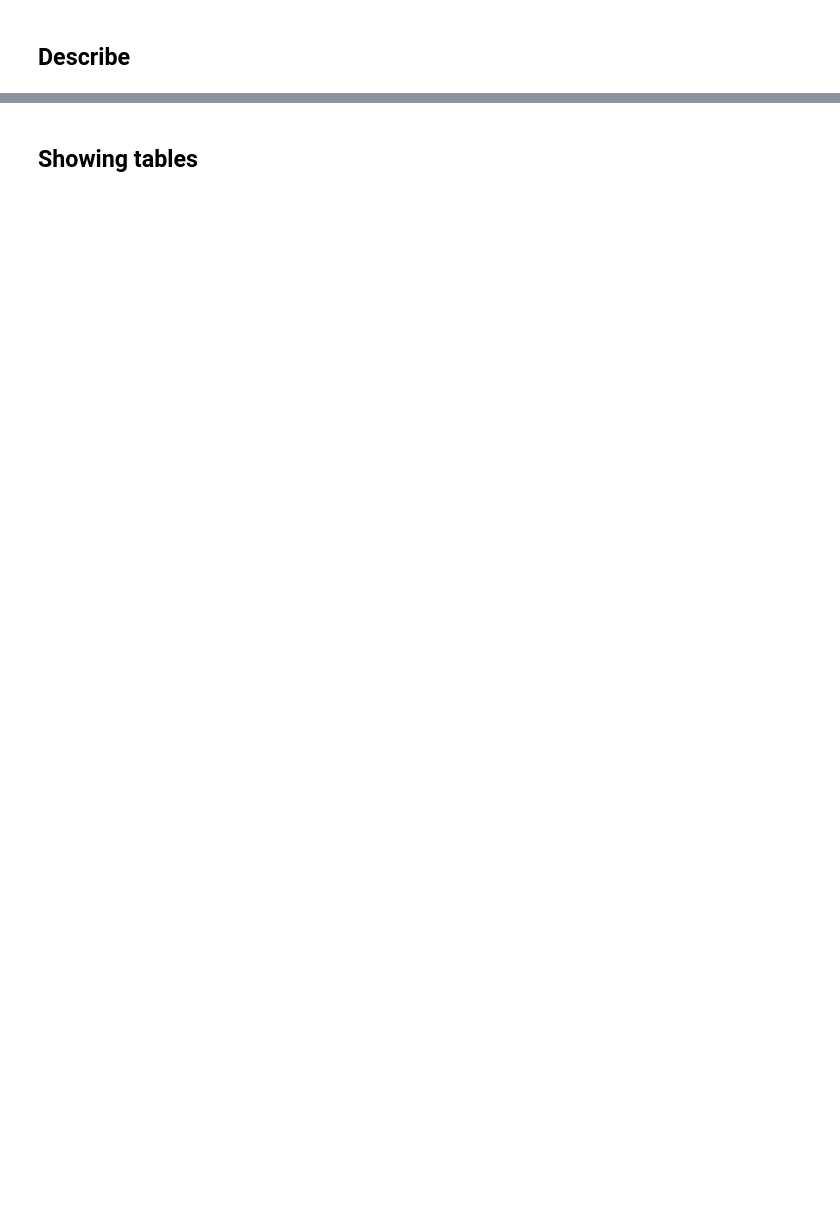
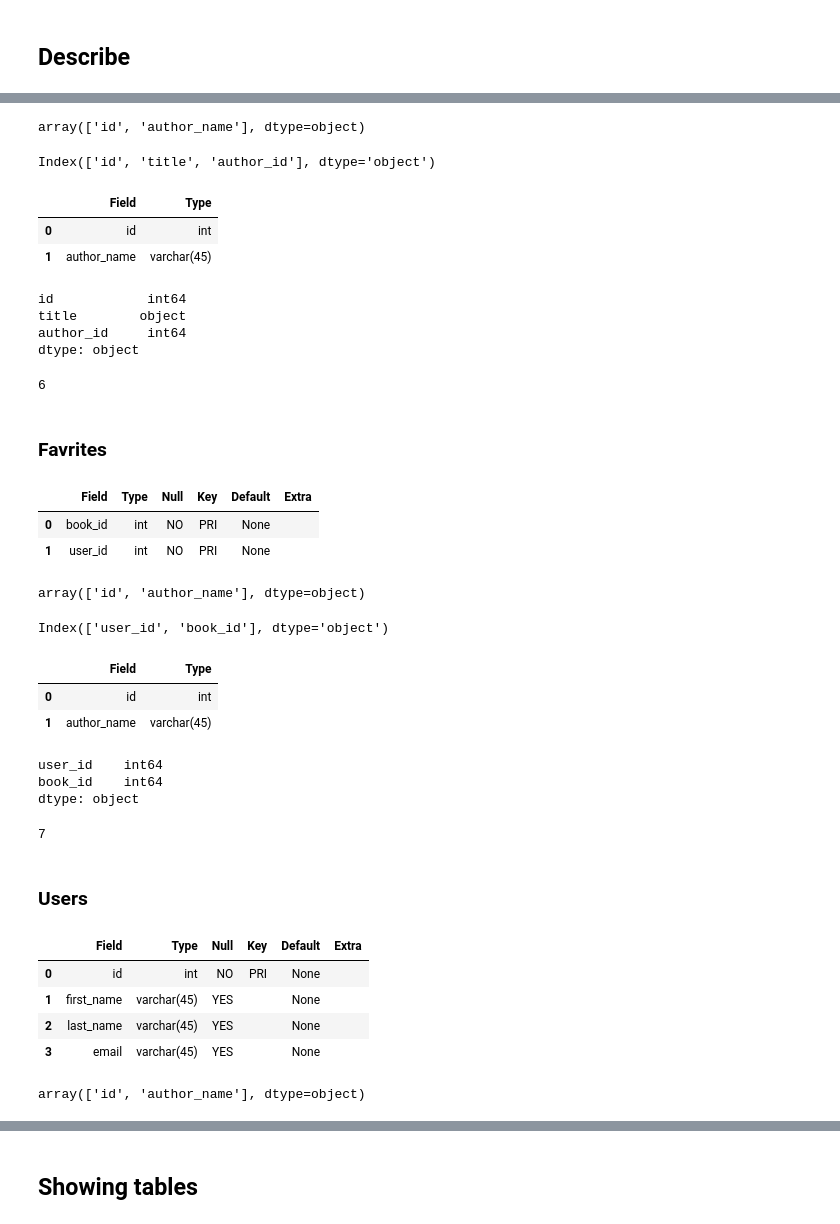
Before and after one commit to brittanymlassiter/Books_Core, a Jupyter notebook: Books(Core).ipynb, the cells around one changed output, grey strips where cells are left out. Saved outputs shown, nothing was run; the diff lists cells and outputs as text; code cells hidden in the pictures; blank space fills up the shorter version.

```diff
--- a/Books(Core).ipynb
+++ b/Books(Core).ipynb
@@ -198,3 +260,38 @@ books.head(2)
+# %%
+# Checking describe's Field names
+describe['Field'].values
+# %% [output]
+array(['id', 'author_name'], dtype=object)
+# %%
+# Checking dataframe's columns
+books.columns
+# %% [output]
+Index(['id', 'title', 'author_id'], dtype='object')
+# %%
+# Reviewing SQL table's data types
+describe[['Field','Type']]
+# %% [output]
+|  | Field | Type |
+| 0 | id | int |
+| 1 | author_name | varchar(45) |
+# %%
+# Reviewing dataframe's data types
+books.dtypes
+# %% [output]
+id            int64
+title        object
+author_id     int64
+dtype: object
+# %%
+books.to_sql("books",engine,index=False, if_exists='append')
+# %% [output]
+6
+# %% [markdown]
+### Favrites
 # %%
-q= '''SELECT * FROM favorites'''
+q= '''DESCRIBE favorites'''
 pd.read_sql(q, engine)
+# %% [output]
+|  | Field | Type | Null | Key | Default | Extra |
+| 0 | book_id | int | NO | PRI | None |  |
+| 1 | user_id | int | NO | PRI | None |  |
@@ -205,3 +298,39 @@ favorites.head(2)
+# %%
+# Checking describe's Field names
+describe['Field'].values
+# %% [output]
+array(['id', 'author_name'], dtype=object)
+# %%
+# Checking dataframe's columns
+favorites.columns
+# %% [output]
+Index(['user_id', 'book_id'], dtype='object')
+# %%
+# Reviewing SQL table's data types
+describe[['Field','Type']]
+# %% [output]
+|  | Field | Type |
+| 0 | id | int |
+| 1 | author_name | varchar(45) |
+# %%
+# Reviewing dataframe's data types
+favorites.dtypes
+# %% [output]
+user_id    int64
+book_id    int64
+dtype: object
+# %%
+favorites.to_sql("favorites",engine,index=False, if_exists='append')
+# %% [output]
+7
+# %% [markdown]
+### Users
 # %%
-q= '''SELECT * FROM users'''
+q= '''DESCRIBE users'''
 pd.read_sql(q, engine)
+# %% [output]
+|  | Field | Type | Null | Key | Default | Extra |
+| 0 | id | int | NO | PRI | None |  |
+| 1 | first_name | varchar(45) | YES |  | None |  |
+| 2 | last_name | varchar(45) | YES |  | None |  |
+| 3 | email | varchar(45) | YES |  | None |  |
@@ -211,0 +337,5 @@ users.head(2)
+# %%
+# Checking describe's Field names
+describe['Field'].values
+# %% [output]
+array(['id', 'author_name'], dtype=object)
```
Also changed, not shown: parts of 27 cells of this notebook, 1 other file.
